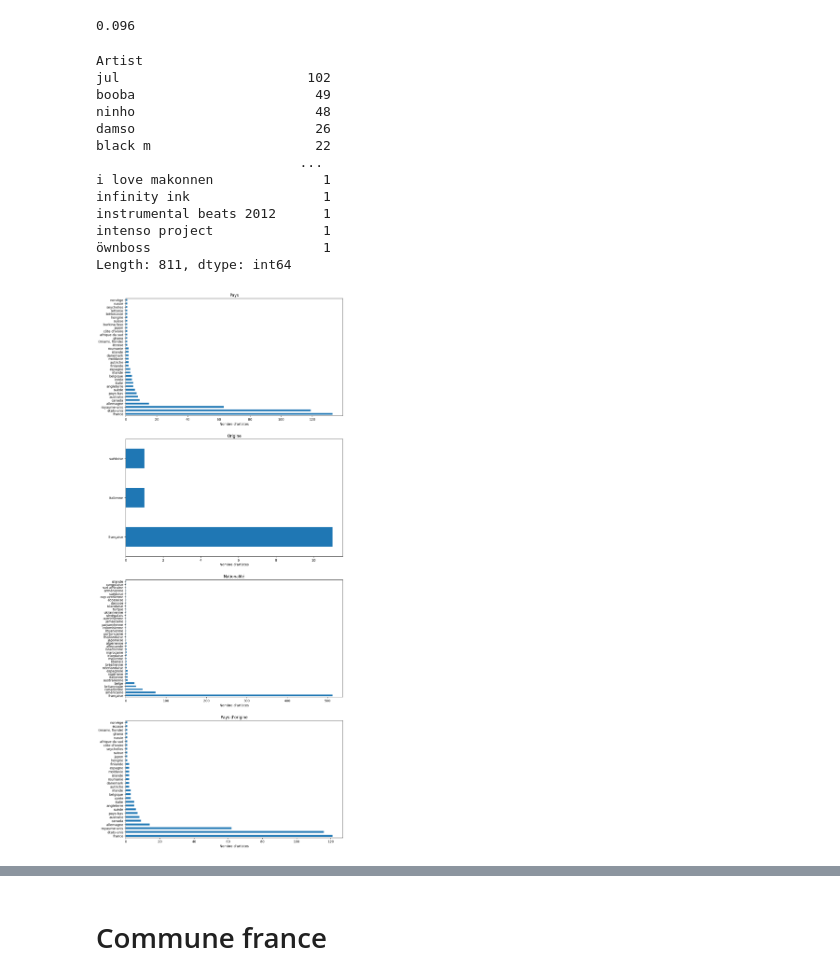
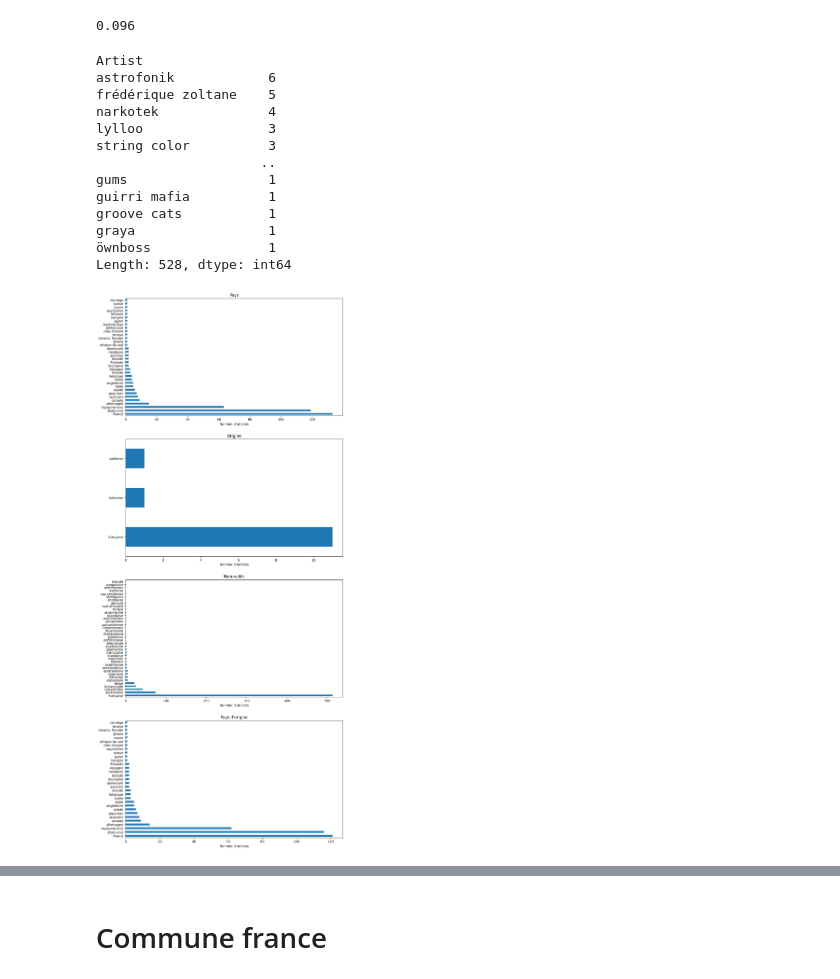
Before and after one commit to StundFR/PFE-Music-Analysis, a Jupyter notebook: stats.ipynb, the cells around one changed output, grey strips where cells are left out. Drawn from its saved outputs; the diff is of its cells as text; code cells hidden in the pictures.

Commit message:
1er essaie pour trouver le lieu de naissance des artistes

```diff
--- a/stats.ipynb
+++ b/stats.ipynb
@@ -43,6 +43,7 @@ chart.drop_duplicates(inplace=True)
 ## Artists
 # %%
 artist = pd.read_csv("../artist.csv", index_col=0)
+artist.fillna(MISSING, inplace=True)
 # %%
 artist.head(3)
 # %% [output]
@@ -74,7 +75,7 @@ np.round(artist["Artist_wiki"].isna().sum() / artist.shape[0], 2) # 24% des arti
 # %% [output]
 0.24
 # %%
-artist = artist[~artist["Artist_wiki"].isna()] #On ne garde que les artistes qui ont une page en wiki
+artist = artist[artist["Artist_wiki"] != MISSING] #On ne garde que les artistes qui ont une page en wiki
 # %%
 #On recalcul les distances entre les noms d'artistes et les pages wikipédia pour vérifier
 def calc_dist(artist, wiki):
@@ -114,7 +103,13 @@ artist.sort_values("distance_norm", ascending=False)[n*50:(n+1)*50] #Nos distanc
 # %%
 #Ajout de la colonne "Missing" pour voir ceux sur qui on n'a pas de données
-artist["Missing"] = False
-artist.loc[artist[["Naissance", "Pays d'origine", "Origine", "Nationalité", "Pays"]].isna().sum(axis=1) == 5, "Missing"] = True
+artist["Missing"] = (
+    (artist["Naissance"] == MISSING) &
+    (artist["Pays d'origine"] == MISSING) &
+    (artist["Origine"] == MISSING) &
+    (artist["Nationalité"] == MISSING) &
+    (artist["Nationalité"] == MISSING) &
+    (artist["Summary"] == MISSING)
+)
 # %%
 chart = chart.merge(artist, on="Artist", how="left")
 # %%
@@ -143,22 +138,22 @@ np.round(chart[chart["Artist_wiki"].isna()].groupby("Artist")["Music"].count().s
 chart[chart.isna().sum(axis=1) >= 5].value_counts("Artist")
 # %% [output]
 Artist
-jul                        102
-booba                       49
-ninho                       48
-damso                       26
-black m                     22
-                          ...
-i love makonnen              1
-infinity ink                 1
-instrumental beats 2012      1
-intenso project              1
-öwnboss                      1
-Length: 811, dtype: int64
+astrofonik            6
+frédérique zoltane    5
+narkotek              4
+lylloo                3
+string color          3
+                     ..
+gums                  1
+guirri mafia          1
+groove cats           1
+graya                 1
+öwnboss               1
+Length: 528, dtype: int64
 # %%
 fig, ax = plt.subplots(4, 1, figsize=(12, 30))
 for axi, col in zip(ax.flatten(), ["Pays", "Origine", "Nationalité", "Pays d'origine"]):
-    artist[col].value_counts().plot.barh(ax=axi, title=col)
+    artist[col].value_counts()[1:].plot.barh(ax=axi, title=col)
     axi.set(xlabel="Nombre d'artistes")
 # %% [output]
-[figure, old version]
+[figure, new version]
```
Also changed, not shown: parts of 27 cells of this notebook.
